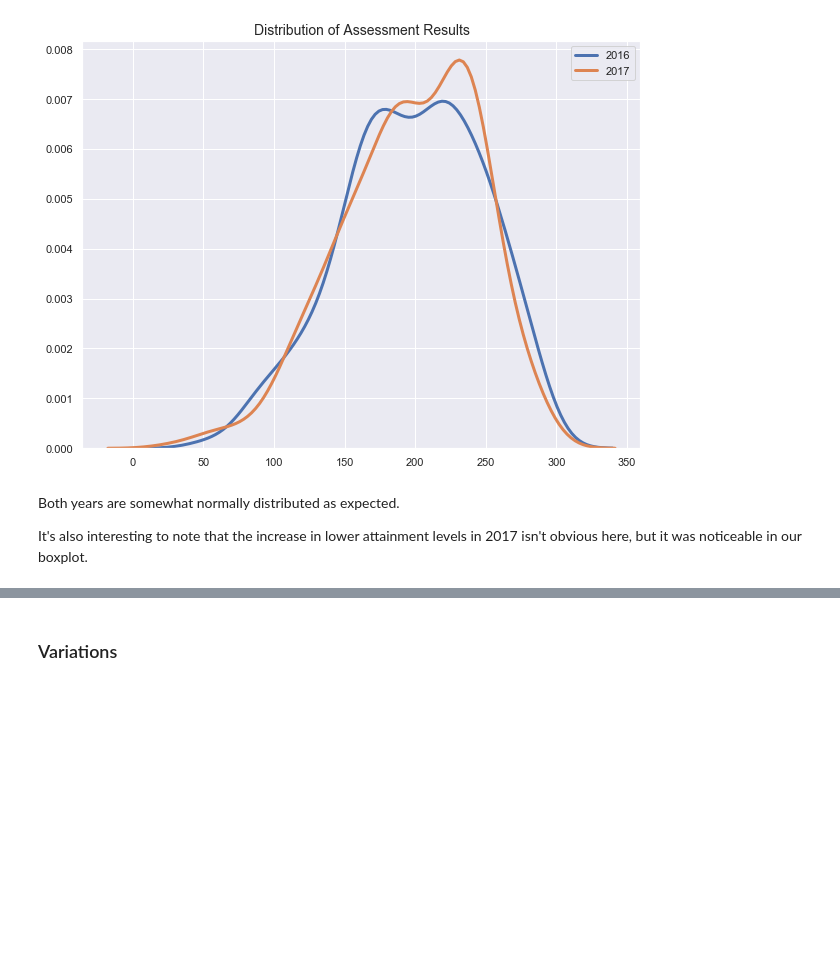
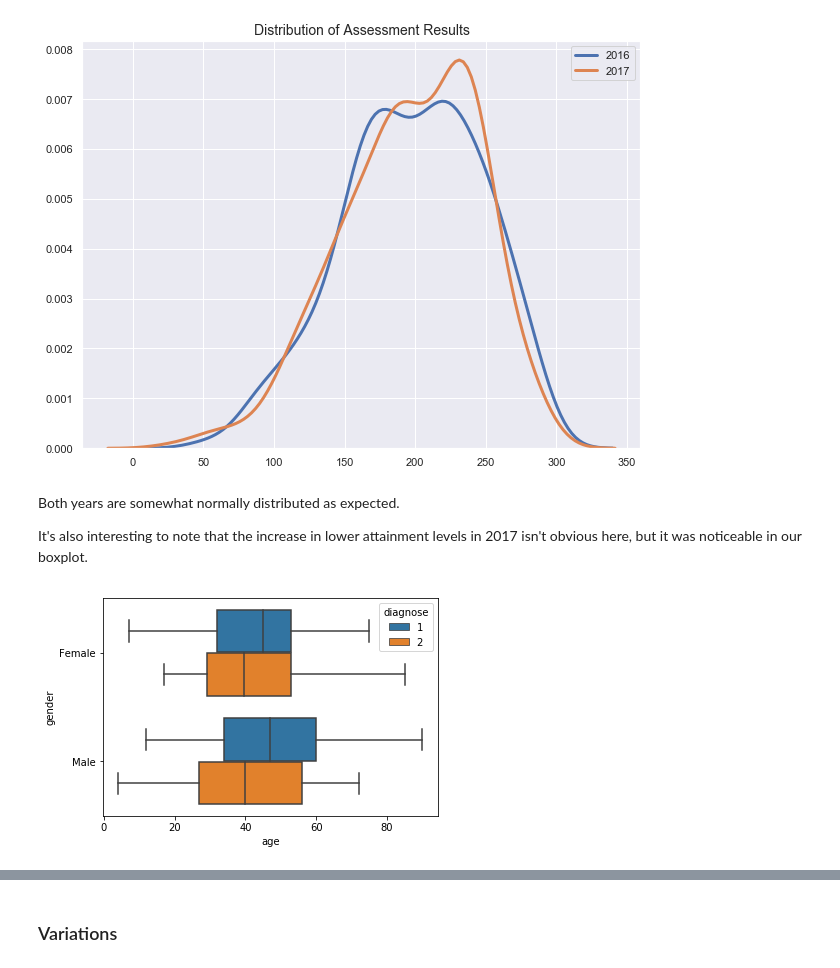
Before and after one commit to MarionMcG/fundamentals_data_analysis, a Jupyter notebook: boxplots.ipynb, the cells around one changed output, grey strips where cells are left out. Saved outputs shown, nothing was run; the diff lists cells and outputs as text; code cells hidden in the pictures; blank space fills up the shorter version.

Commit message:
Markdown cells, and add indian liver patients csv with 2 boxplots

```diff
--- a/boxplots.ipynb
+++ b/boxplots.ipynb
@@ -267,3 +265,8 @@ plt.show()
 Both years are somewhat normally distributed as expected.
 
 It's also interesting to note that the increase in lower attainment levels in 2017 isn't obvious here, but it was noticeable in our boxplot.
+# %%
+df = pd.read_csv('data/indian-liver-patient.csv')
+sns.boxplot(x = 'age', y='gender', hue = 'diagnose', data = df);
+# %% [output]
+[figure, added]
```
Also changed, not shown: parts of 4 cells of this notebook, 1 other file.
